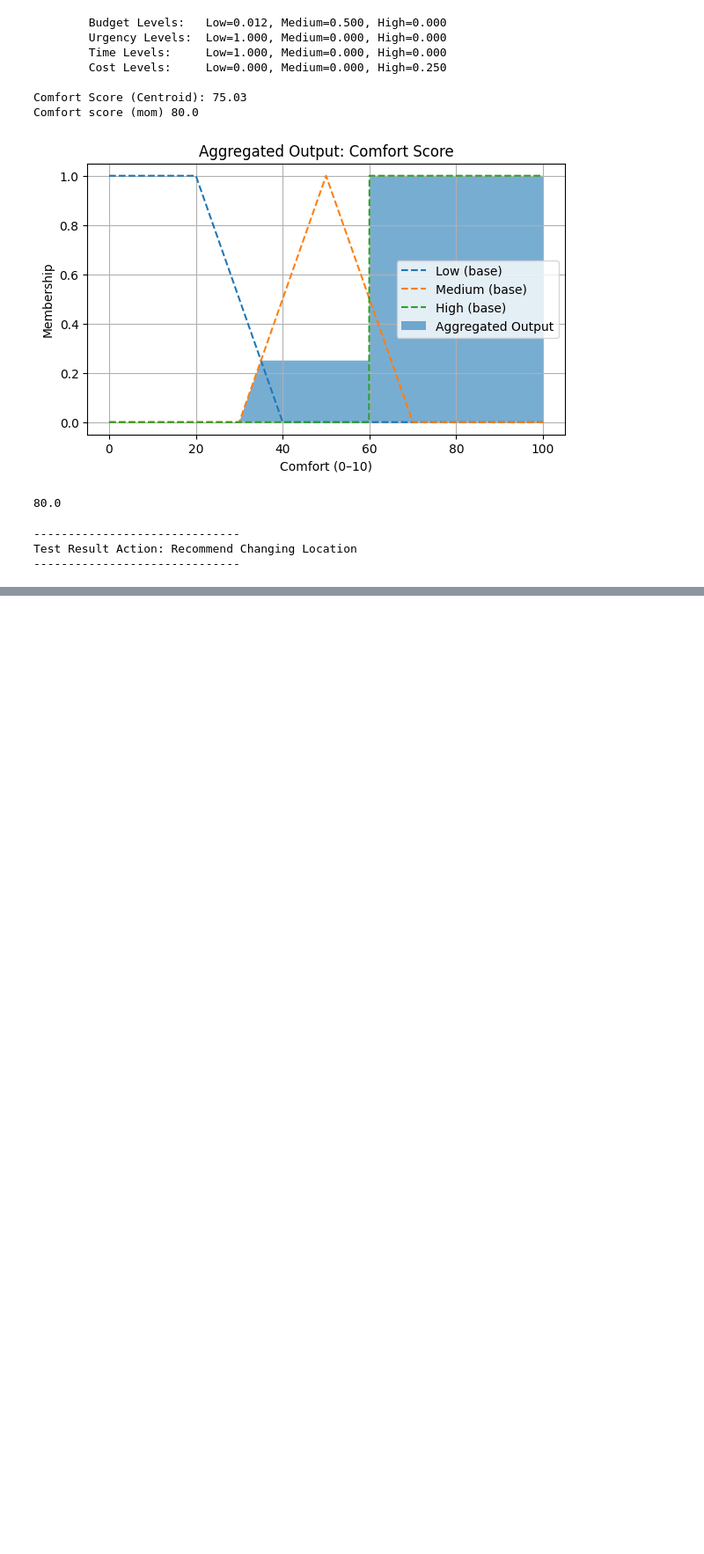
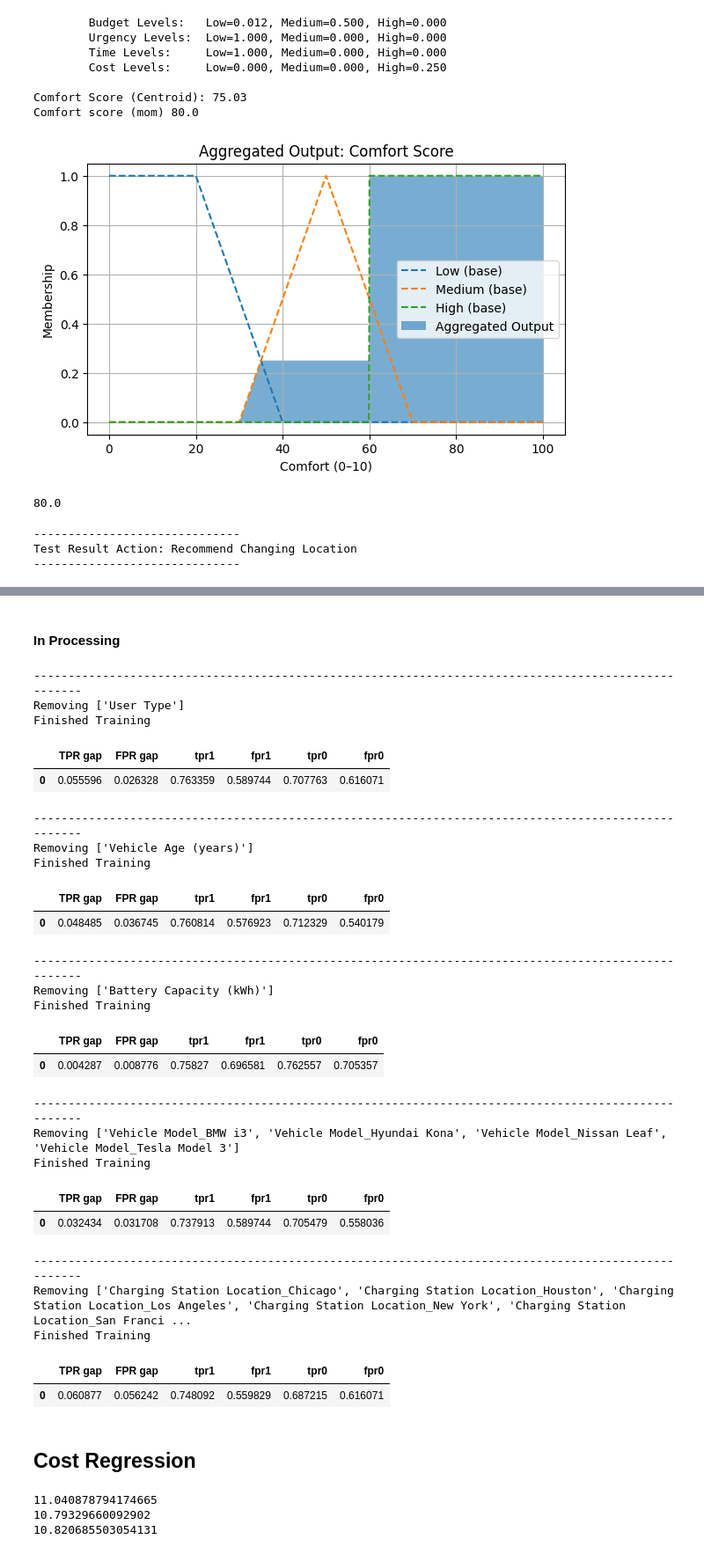
Before and after one commit to Yaman-dot/voltcity-intelligence, a Jupyter notebook: notebooks/sandbox.ipynb, the cells around one changed output, grey strips where cells are left out. Shown at 88% size. Saved outputs shown, nothing was run; the diff lists cells and outputs as text; code cells hidden in the pictures; blank space fills up the shorter version.

```diff
--- a/notebooks/sandbox.ipynb
+++ b/notebooks/sandbox.ipynb
@@ -371,0 +651,37 @@ Test Result Action: Recommend Changing Location
+# %% [markdown]
+#### In Processing
+# %%
+test_thresholds = {
+    0: 0.5,
+    1: 0.5,
+    2: 0.5
+}
+train_model_with_sample_weight(X_train_long_session, X_test_long_session, y_train_long_session, y_test_long_session, sensitive_features, test_thresholds)
+# %% [output]
+----------------------------------------------------------------------------------------------------
+Removing ['User Type']
+Finished Training
+|  | TPR gap | FPR gap | tpr1 | fpr1 | tpr0 | fpr0 |
+| 0 | 0.055596 | 0.026328 | 0.763359 | 0.589744 | 0.707763 | 0.616071 |
+----------------------------------------------------------------------------------------------------
+Removing ['Vehicle Age (years)']
+Finished Training
+|  | TPR gap | FPR gap | tpr1 | fpr1 | tpr0 | fpr0 |
+| 0 | 0.048485 | 0.036745 | 0.760814 | 0.576923 | 0.712329 | 0.540179 |
+----------------------------------------------------------------------------------------------------
+Removing ['Battery Capacity (kWh)']
+Finished Training
+|  | TPR gap | FPR gap | tpr1 | fpr1 | tpr0 | fpr0 |
+| 0 | 0.004287 | 0.008776 | 0.75827 | 0.696581 | 0.762557 | 0.705357 |
+----------------------------------------------------------------------------------------------------
+Removing ['Vehicle Model_BMW i3', 'Vehicle Model_Hyundai Kona', 'Vehicle Model_Nissan Leaf', 'Vehicle Model_Tesla Model 3']
+Finished Training
+|  | TPR gap | FPR gap | tpr1 | fpr1 | tpr0 | fpr0 |
+| 0 | 0.032434 | 0.031708 | 0.737913 | 0.589744 | 0.705479 | 0.558036 |
+----------------------------------------------------------------------------------------------------
+Removing ['Charging Station Location_Chicago', 'Charging Station Location_Houston', 'Charging Station Location_Los Angeles', 'Charging Station Location_New York', 'Charging Station Location_San Franci ...
+Finished Training
+|  | TPR gap | FPR gap | tpr1 | fpr1 | tpr0 | fpr0 |
+| 0 | 0.060877 | 0.056242 | 0.748092 | 0.559829 | 0.687215 | 0.616071 |
+# %% [markdown]
+## Cost Regression
@@ -371,0 +737,11 @@ Test Result Action: Recommend Changing Location
+# %%
+indices = X_train_cost_regression[X_train_cost_regression["User Type"] == 1].index
+y_train_cost_regression.loc[indices].mean()
+for i in range(3):
+    indices = X_train_cost_regression[X_train_cost_regression["User Type"] == i].index
+
+    print(y_train_cost_regression.loc[indices].mean())
+# %% [output]
+11.040878794174665
+10.79329660092902
+10.820685503054131
```
Also changed, not shown: parts of 30 cells of this notebook, 10 other files.
